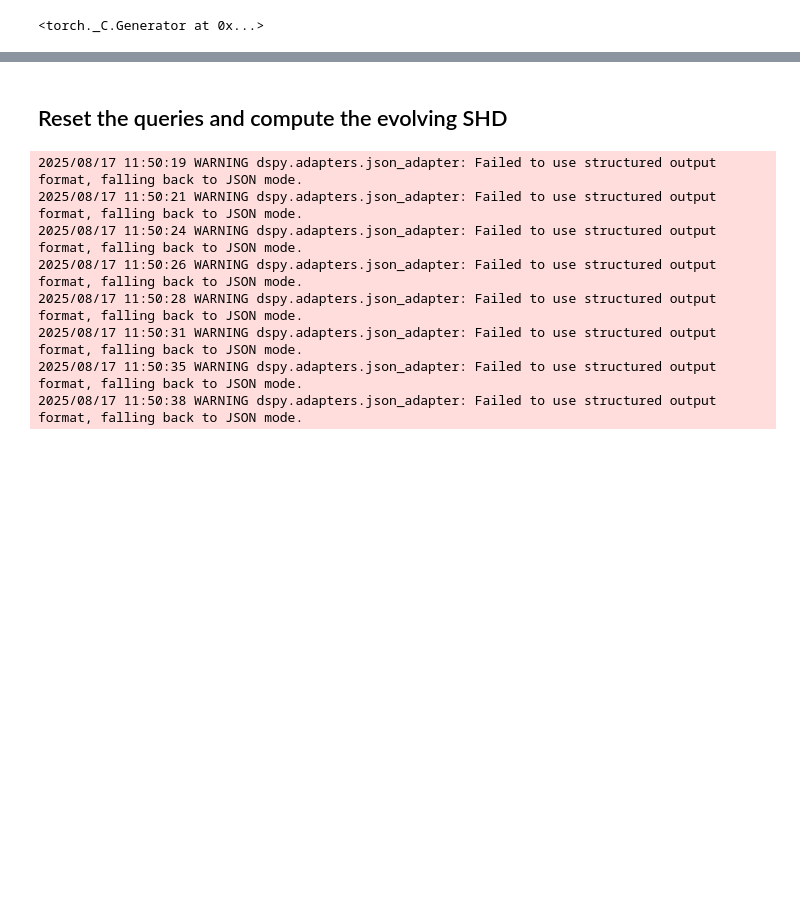
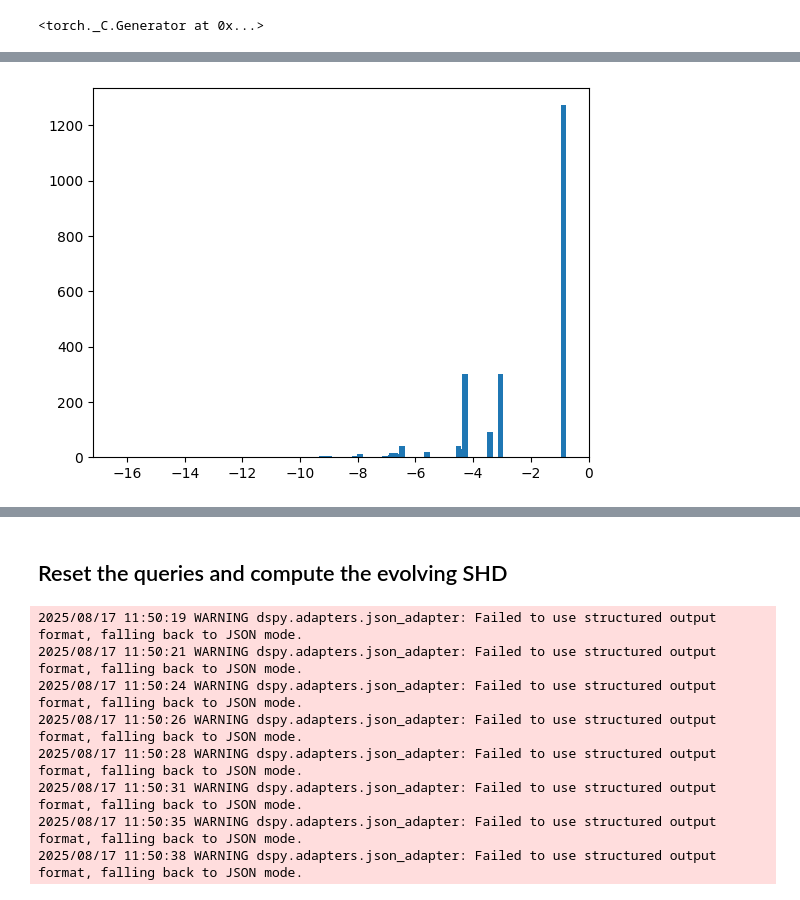
Before and after one commit to ML-FGV/agfn, a Jupyter notebook: examples/agfn.ipynb, the cells around one changed output, grey strips where cells are left out. Saved outputs shown, nothing was run; the diff lists cells and outputs as text; code cells hidden in the pictures; blank space fills up the shorter version.

```diff
--- a/examples/agfn.ipynb
+++ b/examples/agfn.ipynb
@@ -76,5 +93,19 @@ agfn.feedback_loop()
 # %%
 graphs, log_scores = agfn.sample(num_samples=100, batch_size=32, progress_bar=True, log_reward_coef=0.1)
+# %%
+from collections import Counter
+
+scores_to_string = [log_score for log_score in  log_scores.tolist()]
+
+scores_counter = Counter(scores_to_string)
+
+keys = list(scores_counter.keys())
+values = [scores_counter[key] for key in keys]
+plt.bar(keys, values, width=0.2)
+# plt.xlim(max(keys) * 0.4, max(keys) * 1.1)
+plt.show()
+# %% [output]
+[figure, added]
 # %%
 largest_reward_samples = topk_numpy(log_scores, k=100)
 
```
Also changed, not shown: parts of 4 cells of this notebook.
